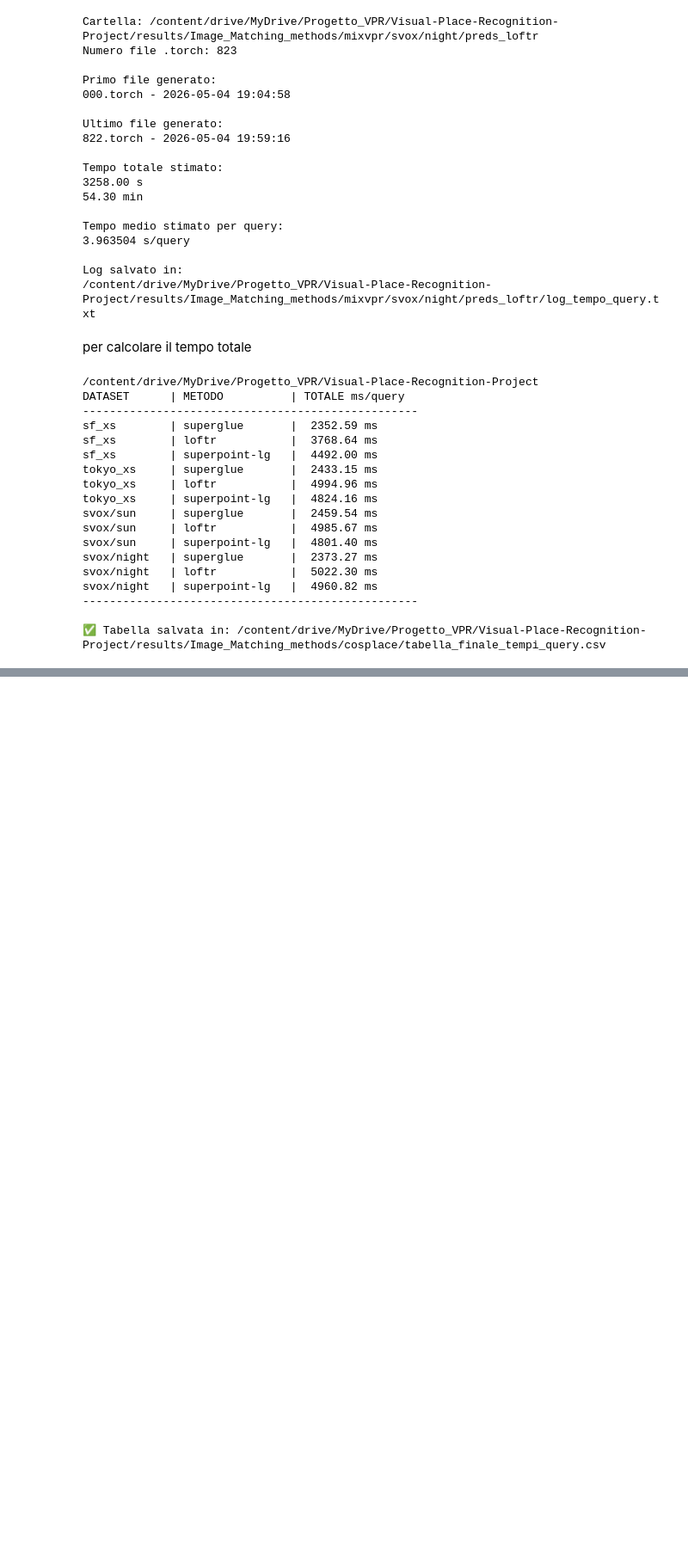
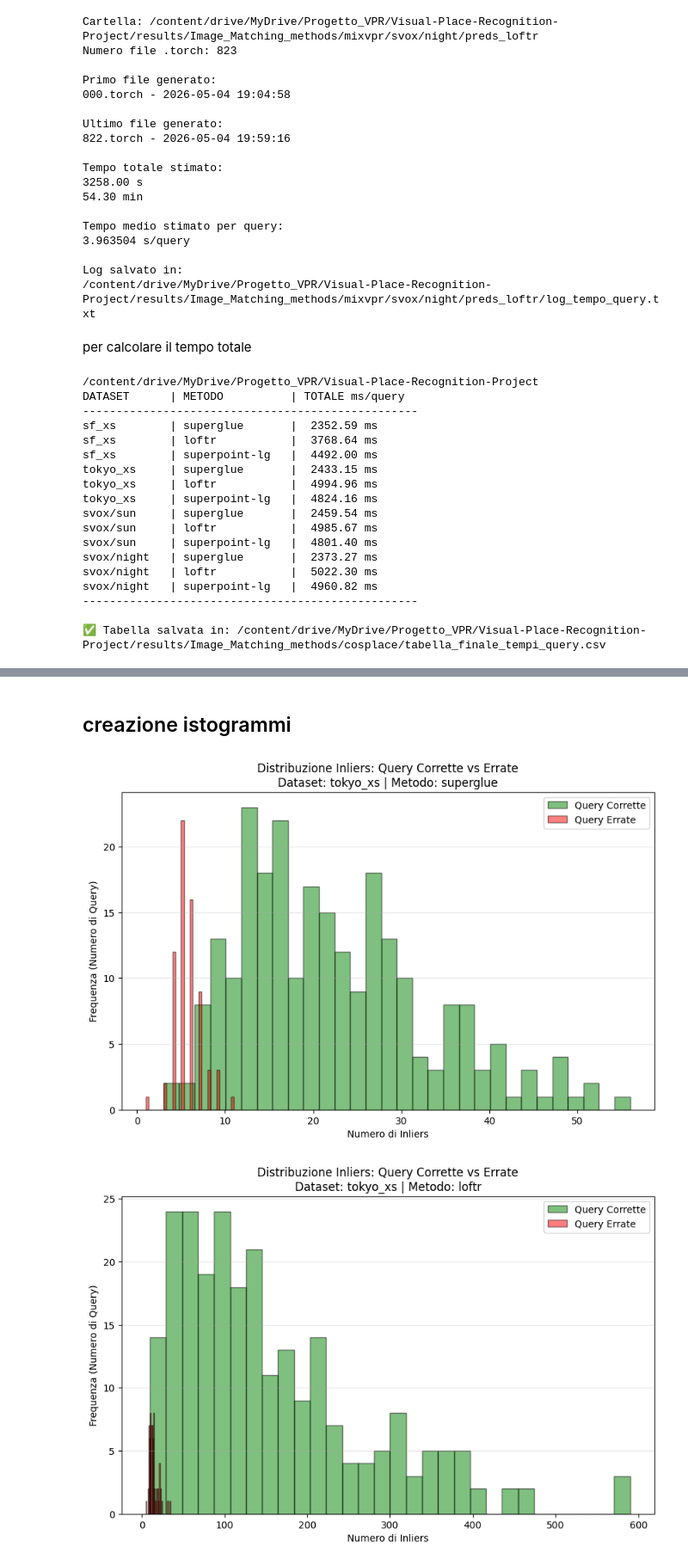
Before and after one commit to androsida/Visual-Place-Recognition-Project, a Jupyter notebook: start_your_project.ipynb, the cells around one changed output, grey strips where cells are left out. Shown at 86% size. Saved outputs shown, nothing was run; the diff lists cells and outputs as text; code cells hidden in the pictures; blank space fills up the shorter version.

```diff
--- a/start_your_project.ipynb
+++ b/start_your_project.ipynb
@@ -477,0 +496,38 @@ KeyboardInterrupt:
+# %% [markdown]
+## creazione istogrammi
+# %%
+import matplotlib.pyplot as plt
+
+# Cicliamo solo per generare i grafici
+for dataset in datasets:
+    for method in methods:
+        # Filtriamo il database in memoria per la combinazione corrente
+        df_filtrato = df_risultati[(df_risultati['dataset'] == dataset) & (df_risultati['method'] == method)]
+
+        if df_filtrato.empty:
+            continue
+
+        # Separiamo corretti e sbagliati usando il filtro booleano di Pandas
+        correct_inliers = df_filtrato[df_filtrato['base_correct'] == True]['rank1_inliers']
+        wrong_inliers = df_filtrato[df_filtrato['base_correct'] == False]['rank1_inliers']
+
+        plt.figure(figsize=(10, 6))
+        plt.hist(correct_inliers, bins=30, alpha=0.5, label='Query Corrette', color='g', edgecolor='black')
+        plt.hist(wrong_inliers, bins=30, alpha=0.5, label='Query Errate', color='r', edgecolor='black')
+
+        plt.title(f'Distribuzione Inliers: Query Corrette vs Errate\nDataset: {dataset} | Metodo: {method}')
+        plt.xlabel('Numero di Inliers')
+        plt.ylabel('Frequenza (Numero di Query)')
+        plt.legend()
+        plt.grid(axis='y', alpha=0.3)
+
+        save_dir = os.path.join(base_dir, 'Inliers', 'mixvpr', dataset)
+        os.makedirs(save_dir, exist_ok=True)
+        save_path = os.path.join(save_dir, f'istogramma_inliers_{method}.png')
+
+        plt.savefig(save_path, dpi=300, bbox_inches='tight')
+        plt.show()
+        plt.close()
+# %% [output]
+[figure, added]
+[figure, added]
```
Also changed, not shown: parts of 10 cells of this notebook.
